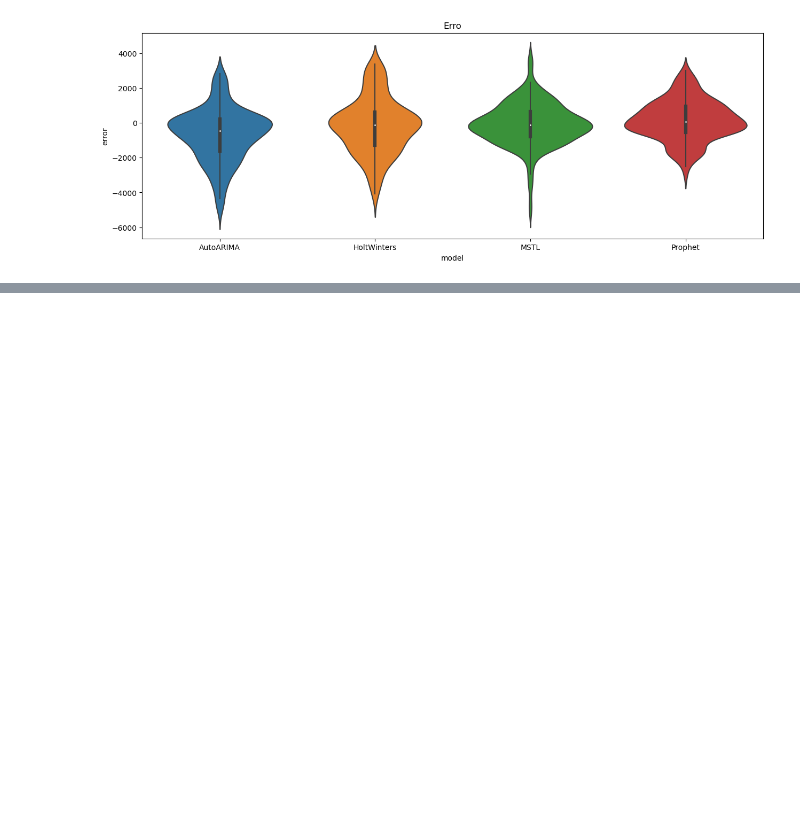
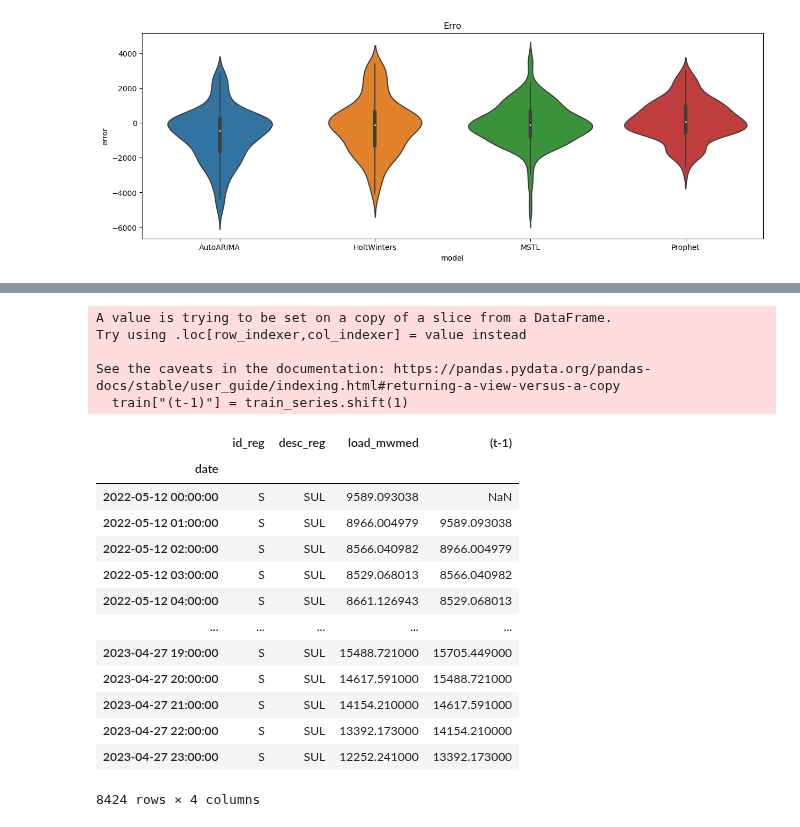
Before and after one commit to matheus-vizzotto/load_forecasting, a Jupyter notebook: src/model_tests2.ipynb, the cells around one changed output, grey strips where cells are left out. Saved outputs shown, nothing was run; the diff lists cells and outputs as text; code cells hidden in the pictures; blank space fills up the shorter version.

```diff
--- a/src/model_tests2.ipynb
+++ b/src/model_tests2.ipynb
@@ -128,0 +151,23 @@ plt.show()
+# %%
+train["(t-1)"] = train_series.shift(1)
+train
+# %% [output]
+A value is trying to be set on a copy of a slice from a DataFrame.
+Try using .loc[row_indexer,col_indexer] = value instead
+
+See the caveats in the documentation: https://pandas.pydata.org/pandas-docs/stable/user_guide/indexing.html#returning-a-view-versus-a-copy
+  train["(t-1)"] = train_series.shift(1)
+|  | id_reg | desc_reg | load_mwmed | (t-1) |
+| date |  |  |  |  |
+| 2022-05-12 00:00:00 | S | SUL | 9589.093038 | NaN |
+| 2022-05-12 01:00:00 | S | SUL | 8966.004979 | 9589.093038 |
+| 2022-05-12 02:00:00 | S | SUL | 8566.040982 | 8966.004979 |
+| 2022-05-12 03:00:00 | S | SUL | 8529.068013 | 8566.040982 |
+| 2022-05-12 04:00:00 | S | SUL | 8661.126943 | 8529.068013 |
+| ... | ... | ... | ... | ... |
+| 2023-04-27 19:00:00 | S | SUL | 15488.721000 | 15705.449000 |
+| 2023-04-27 20:00:00 | S | SUL | 14617.591000 | 15488.721000 |
+| 2023-04-27 21:00:00 | S | SUL | 14154.210000 | 14617.591000 |
+| 2023-04-27 22:00:00 | S | SUL | 13392.173000 | 14154.210000 |
+| 2023-04-27 23:00:00 | S | SUL | 12252.241000 | 13392.173000 |
+8424 rows × 4 columns
```
Also changed, not shown: parts of 6 cells of this notebook, 3 other files.
